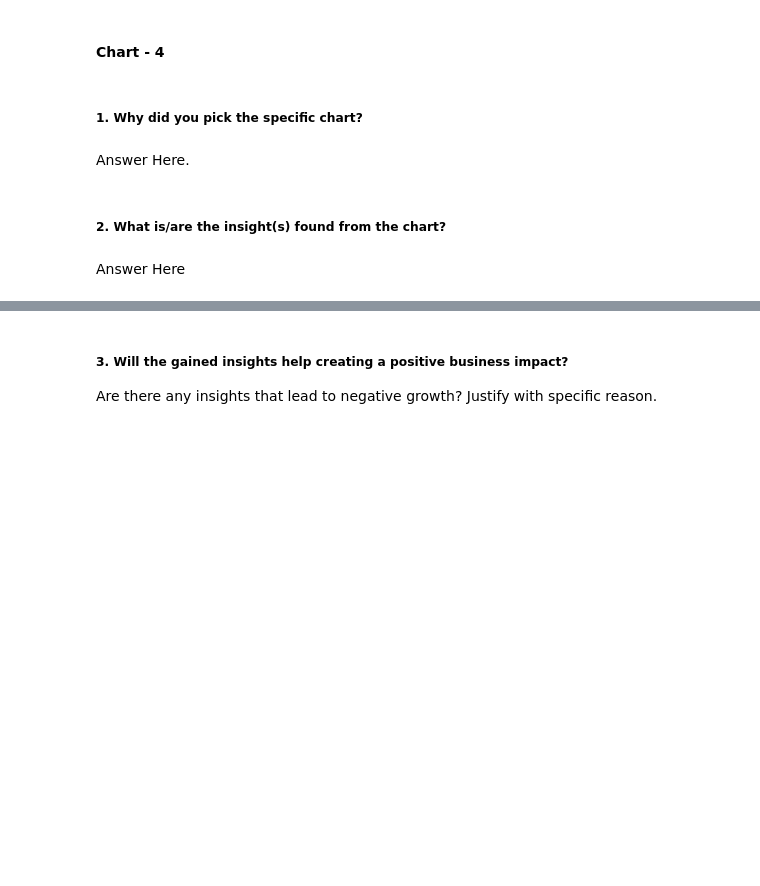
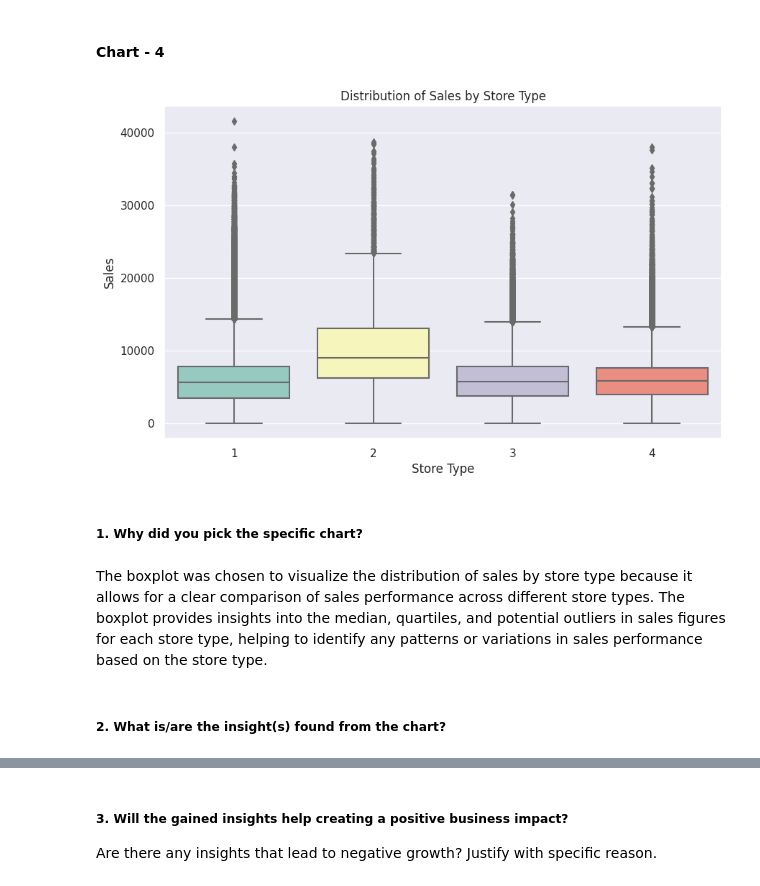
Before and after one commit to dipakpatil2001/Regression-Project-Retail_Sales_Prediction, a Jupyter notebook: Regression_Project_Retail_Sales_Prediction.ipynb, the cells around one changed output, grey strips where cells are left out. Drawn from its saved outputs; the diff is of its cells as text; code cells hidden in the pictures; blank space fills up the shorter version.

```diff
--- a/Regression_Project_Retail_Sales_Prediction.ipynb
+++ b/Regression_Project_Retail_Sales_Prediction.ipynb
@@ -432,8 +718,17 @@ Answer Here
+# %%
+# Chart - 4 visualization code
+# Visualize the distribution of sales by store type
+plt.figure(figsize=(10, 6))
+sns.boxplot(data=total_df, x='StoreType', y='Sales', palette='Set3')
+plt.title('Distribution of Sales by Store Type')
+plt.xlabel('Store Type')
+plt.ylabel('Sales')
+plt.show()
+# %% [output]
+[figure, added]
 # %% [markdown]
 ##### 1. Why did you pick the specific chart?
-# %% [markdown]
-Answer Here.
+# %% [markdown]
+The boxplot was chosen to visualize the distribution of sales by store type because it allows for a clear comparison of sales performance across different store types. The boxplot provides insights into the median, quartiles, and potential outliers in sales figures for each store type, helping to identify any patterns or variations in sales performance based on the store type.
 # %% [markdown]
 ##### 2. What is/are the insight(s) found from the chart?
-# %% [markdown]
-Answer Here
```
Also changed, not shown: parts of 51 cells of this notebook.
